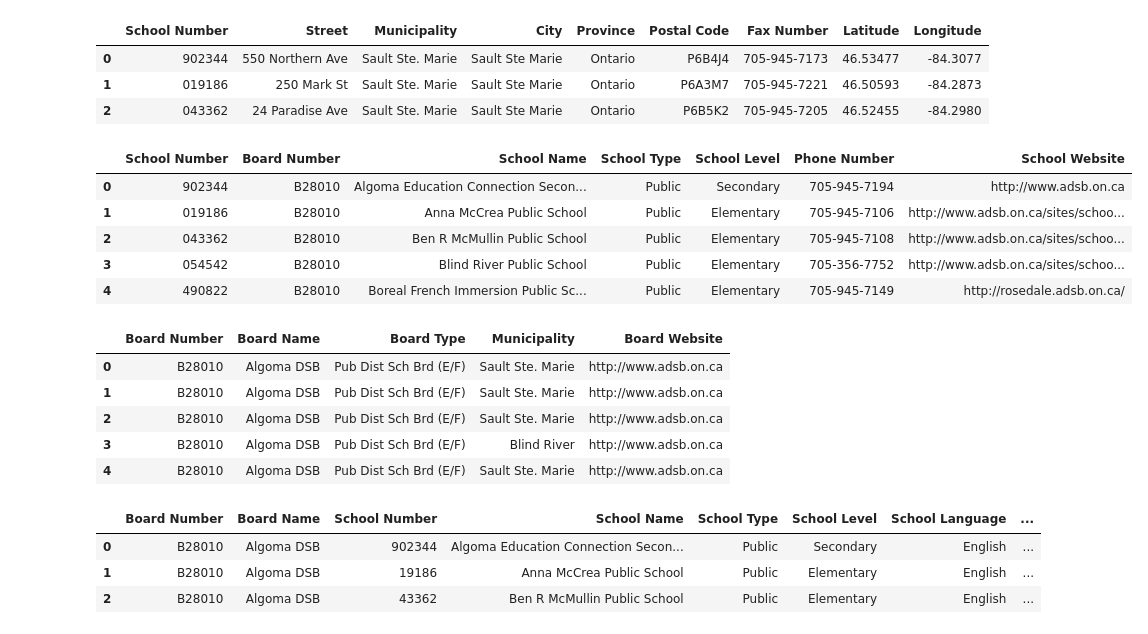
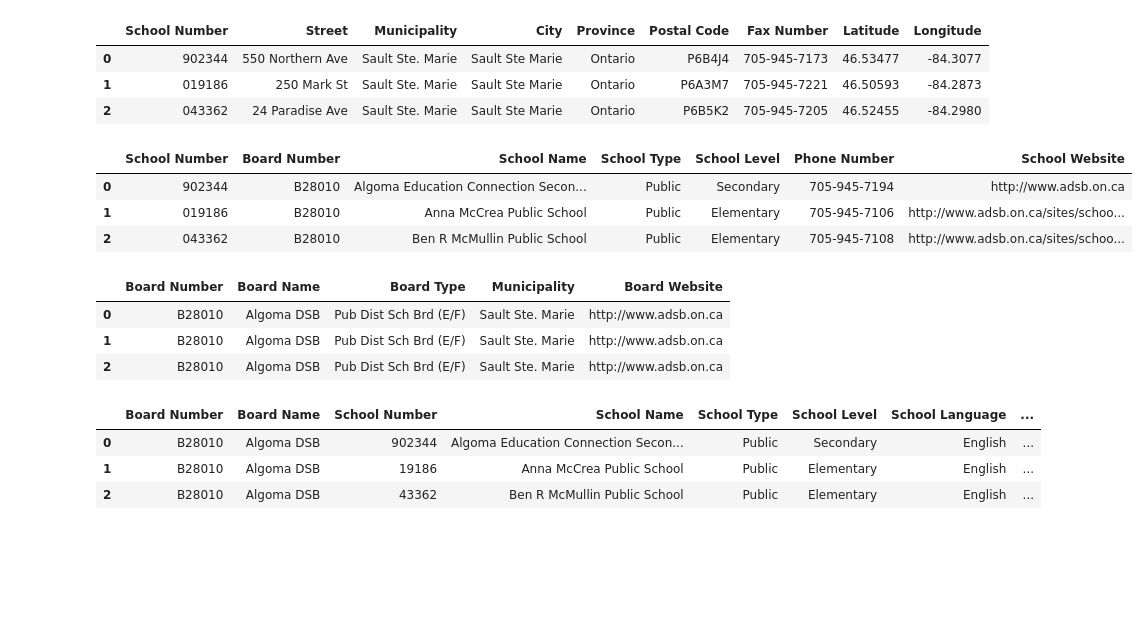
Before and after one commit to acedryden/school_research_project, a Jupyter notebook: Data Collection/Table_Preparation.ipynb, the cells around one changed output. Cells and saved outputs as stored; diff of their text form; code cells hidden in the pictures; blank space fills up the shorter version.

```diff
--- a/Data Collection/Table_Preparation.ipynb
+++ b/Data Collection/Table_Preparation.ipynb
@@ -59,15 +55,13 @@ School_location_df.to_csv('Output Tables/school_location_data.csv', index=False)
 # %%
 # Creating the Schools Table
 
 School_Info_Columns = ['School Number' , 'Board Number' , 'School Name' , 'School Type', 'School Level' , 'Phone Number' , 'School Website']
 
 School_Info_df = Schools_df[School_Info_Columns]
 
-School_Info_df.head()
+School_Info_df.head(3)
 # %% [output]
 |  | School Number | Board Number | School Name | School Type | School Level | Phone Number | School Website |
 | 0 | 902344 | B28010 | Algoma Education Connection Secon... | Public | Secondary | 705-945-7194 | http://www.adsb.on.ca |
 | 1 | 019186 | B28010 | Anna McCrea Public School | Public | Elementary | 705-945-7106 | http://www.adsb.on.ca/sites/schoo... |
 | 2 | 043362 | B28010 | Ben R McMullin Public School | Public | Elementary | 705-945-7108 | http://www.adsb.on.ca/sites/schoo... |
-| 3 | 054542 | B28010 | Blind River Public School | Public | Elementary | 705-356-7752 | http://www.adsb.on.ca/sites/schoo... |
-| 4 | 490822 | B28010 | Boreal French Immersion Public Sc... | Public | Elementary | 705-945-7149 | http://rosedale.adsb.on.ca/ |
@@ -86,11 +76,9 @@ Board_Info_Columns = ['Board Number', 'Board Name', 'Board Type','Municipality',
 
 Board_Info_df = Schools_df[Board_Info_Columns]
 
-Board_Info_df.head()
+Board_Info_df.head(3)
 # %% [output]
 |  | Board Number | Board Name | Board Type | Municipality | Board Website |
 | 0 | B28010 | Algoma DSB | Pub Dist Sch Brd (E/F) | Sault Ste. Marie | http://www.adsb.on.ca |
 | 1 | B28010 | Algoma DSB | Pub Dist Sch Brd (E/F) | Sault Ste. Marie | http://www.adsb.on.ca |
 | 2 | B28010 | Algoma DSB | Pub Dist Sch Brd (E/F) | Sault Ste. Marie | http://www.adsb.on.ca |
-| 3 | B28010 | Algoma DSB | Pub Dist Sch Brd (E/F) | Blind River | http://www.adsb.on.ca |
-| 4 | B28010 | Algoma DSB | Pub Dist Sch Brd (E/F) | Sault Ste. Marie | http://www.adsb.on.ca |
```
Also changed, not shown: parts of 16 cells of this notebook, 10 other files.
